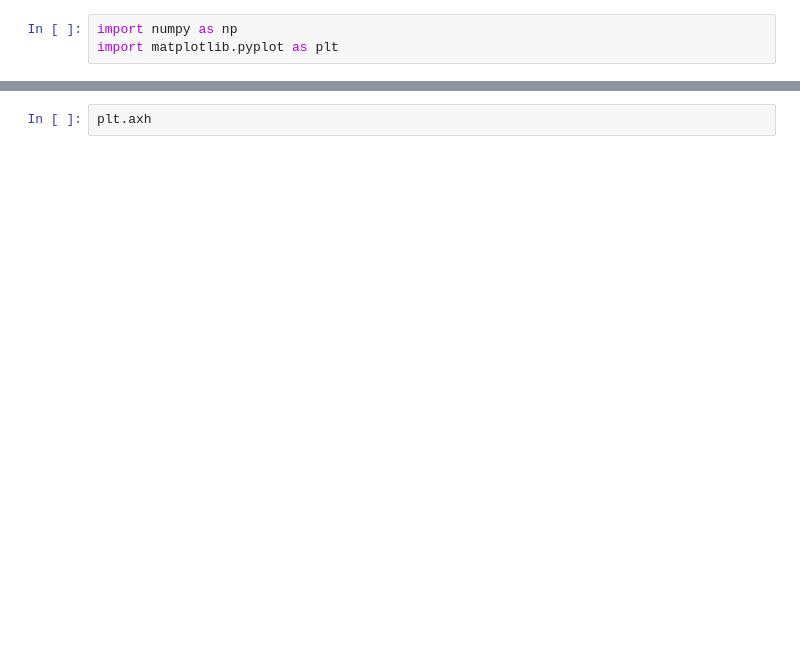
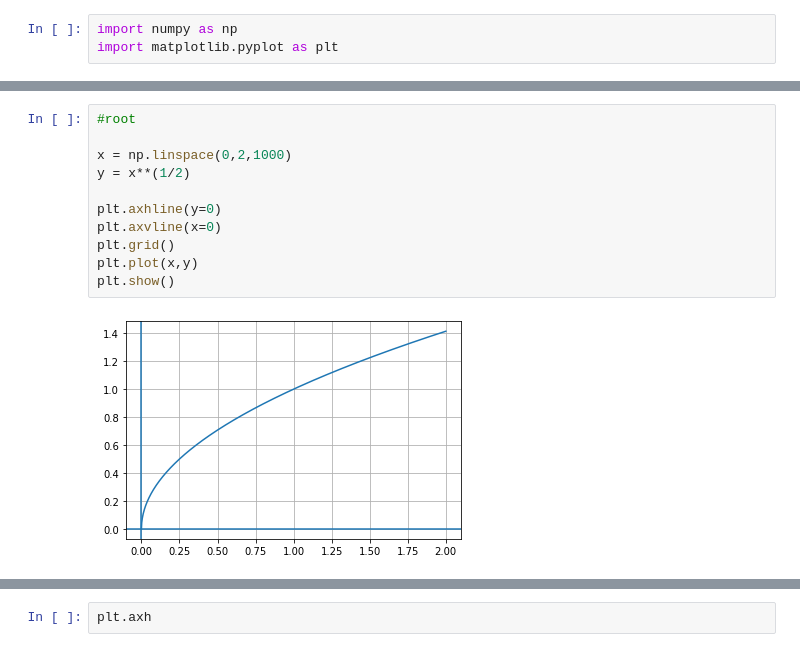
Before and after one commit to msmx2022/Calculus-for-ML, a Jupyter notebook: 1-functions.ipynb, the cells around one changed output, grey strips where cells are left out. Drawn from its saved outputs; the diff is of its cells as text; blank space fills up the shorter version.

```diff
--- a/1-functions.ipynb
+++ b/1-functions.ipynb
@@ -3,0 +30,13 @@ import matplotlib.pyplot as plt
+# %%
+#root
+
+x = np.linspace(0,2,1000)
+y = x**(1/2)
+
+plt.axhline(y=0)
+plt.axvline(x=0)
+plt.grid()
+plt.plot(x,y)
+plt.show()
+# %% [output]
+[figure, added]
```
Also changed, not shown: parts of 5 cells of this notebook.
